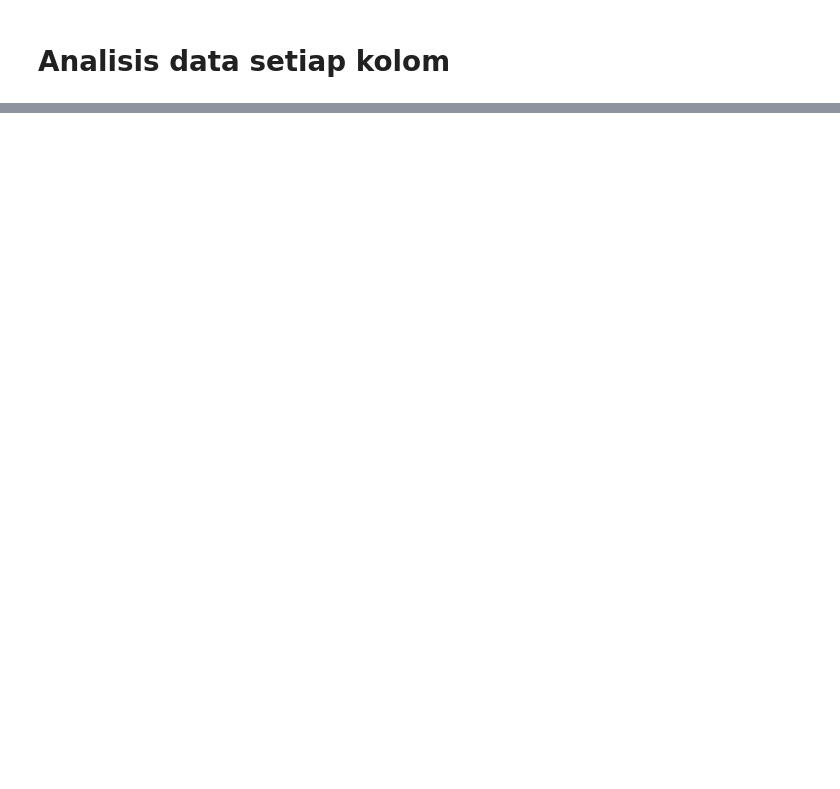
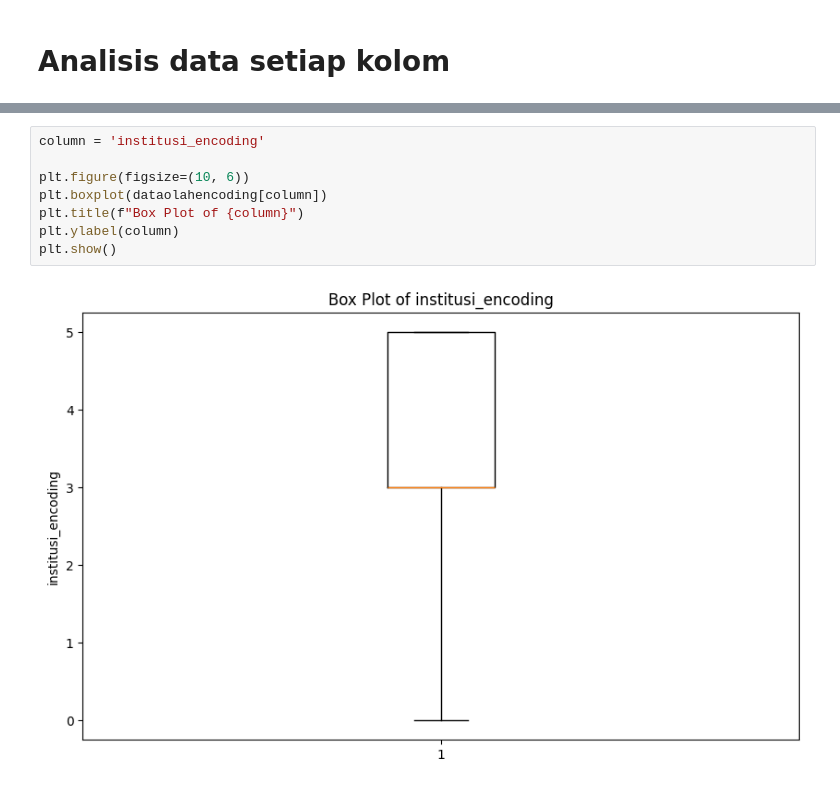
Before and after one commit to mariacb24/EDA, a Jupyter notebook: Damin_1.ipynb, the cells around one changed output, grey strips where cells are left out. Drawn from its saved outputs; the diff is of its cells as text; blank space fills up the shorter version.

```diff
--- a/Damin_1.ipynb
+++ b/Damin_1.ipynb
@@ -271,0 +294,10 @@ for column in df.columns:
+# %%
+column = 'institusi_encoding'
+
+plt.figure(figsize=(10, 6))
+plt.boxplot(dataolahencoding[column])
+plt.title(f"Box Plot of {column}")
+plt.ylabel(column)
+plt.show()
+# %% [output]
+[figure, added]
```
Also changed, not shown: parts of 36 cells of this notebook.
